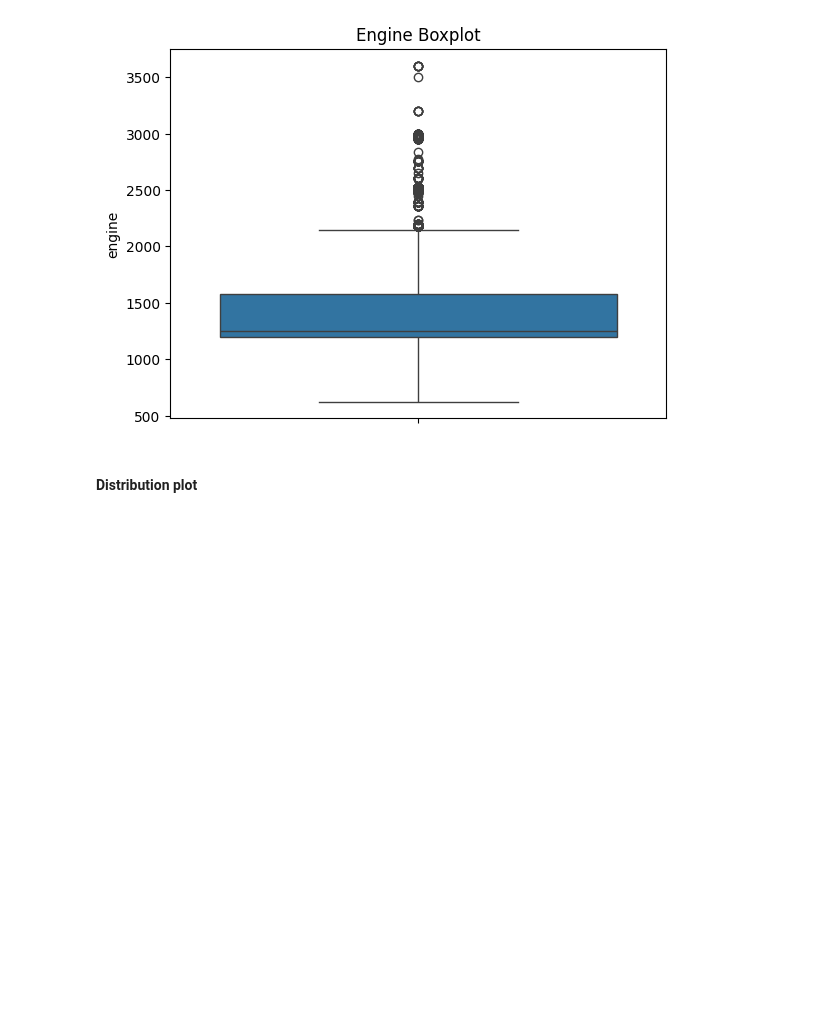
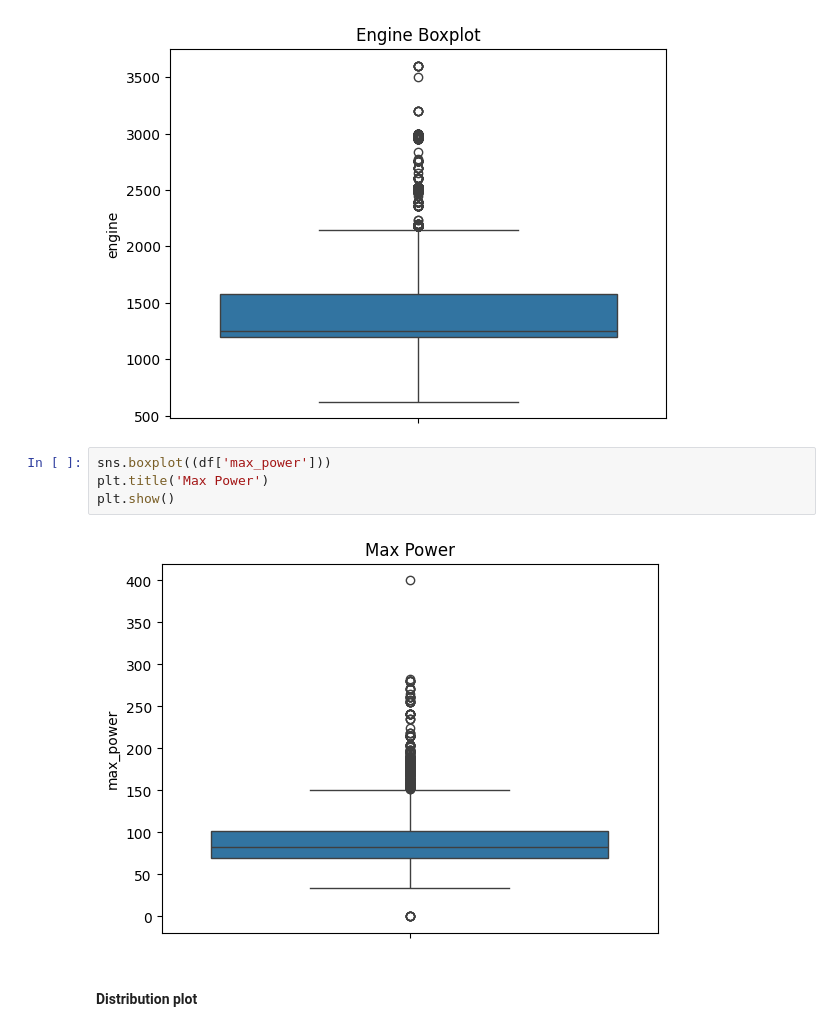
Before and after one commit to puskr99/car-price-prediction-ML, a Jupyter notebook: code/car-price-prediction.ipynb, the cells around one changed output. Cells and saved outputs as stored; diff of their text form; blank space fills up the shorter version.

```diff
--- a/code/car-price-prediction.ipynb
+++ b/code/car-price-prediction.ipynb
@@ -254,6 +254,12 @@ plt.title('Engine Boxplot')
 plt.show()
 # %% [output]
 [figure]
+# %%
+sns.boxplot((df['max_power']))
+plt.title('Max Power')
+plt.show()
+# %% [output]
+[figure, added]
 # %% [markdown]
 #### Distribution plot
 # %%
```
Also changed, not shown: parts of 9 cells of this notebook, 1 other file.
